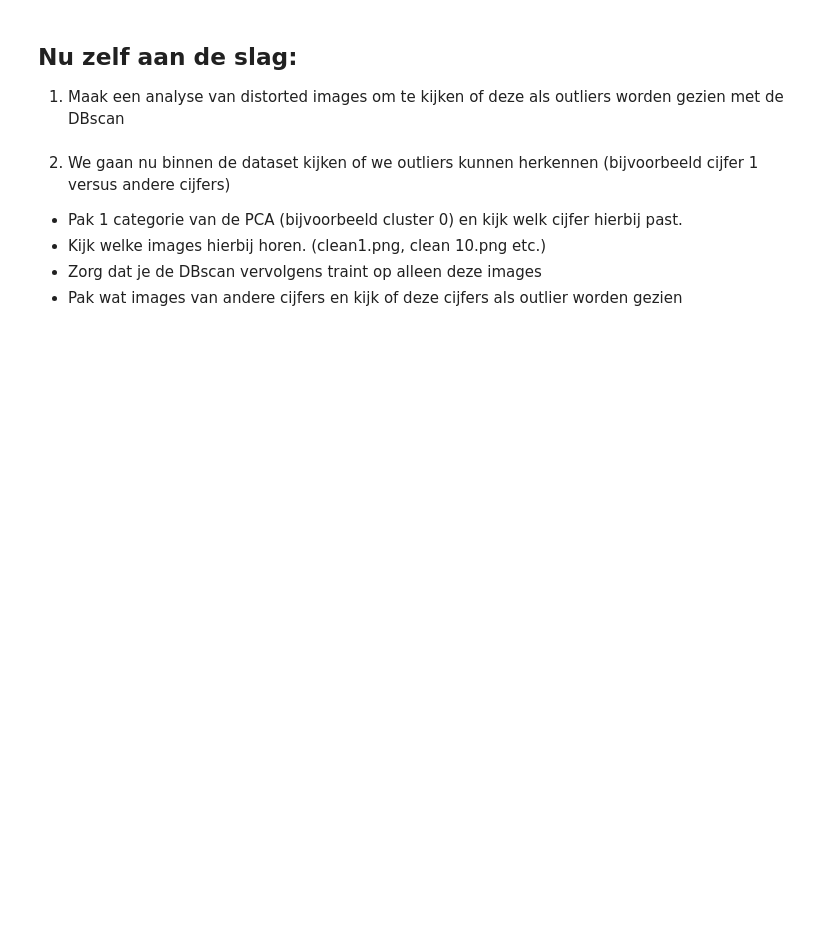
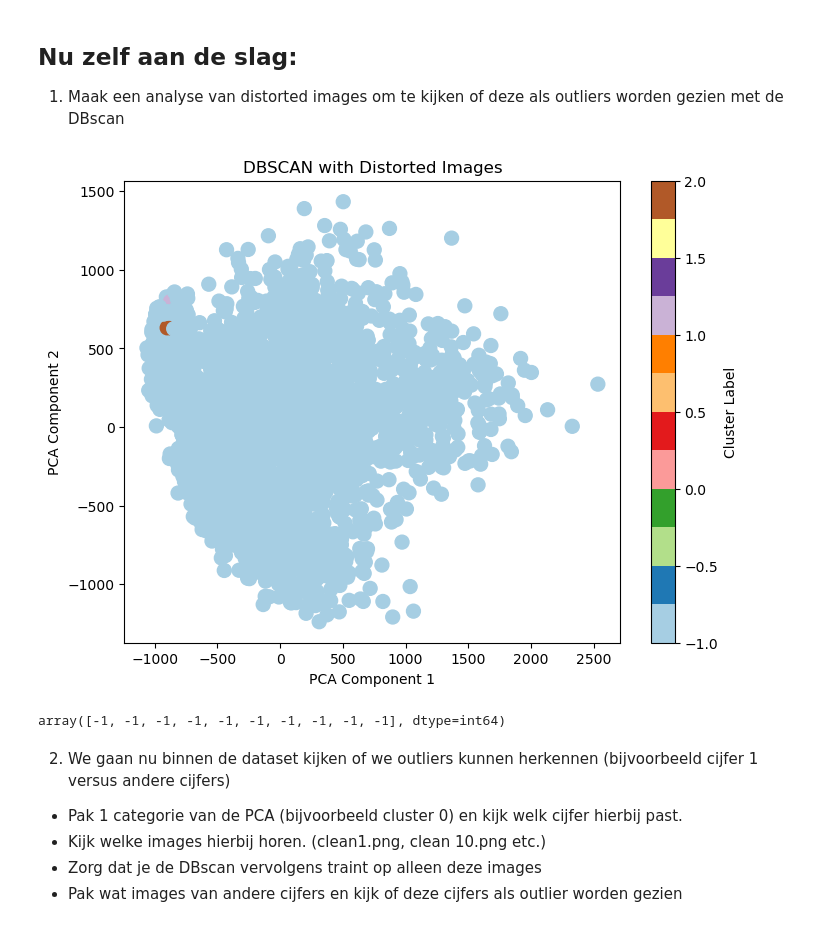
Before and after one commit to yanj27/Smart_Industry, a Jupyter notebook: Smart Industry/College 6/Werkcollege_6.ipynb, the cells around one changed output. Drawn from its saved outputs; the diff is of its cells as text; code cells hidden in the pictures; blank space fills up the shorter version.

```diff
--- a/Smart Industry/College 6/Werkcollege_6.ipynb
+++ b/Smart Industry/College 6/Werkcollege_6.ipynb
@@ -82,7 +83,7 @@ array([8, 9, 6, ..., 3, 3, 6], dtype=int32)
 import cv2
 from PIL import Image
 
-image_name = 'clean_1.png'
+image_name = 'clean_8.png'
 image = cv2.imread(image_name, cv2.IMREAD_GRAYSCALE)
 image = Image.fromarray(image)
 image
@@ -94,32 +95,44 @@ image
 # %%
 import os
 # File paths for the uploaded images
 # Maak hier aan absoluut pad van mocht dit niet werken. Aangezien we al naar een map zijn geswitcht
-folder_path = '././image denoise les/distorted_images'
-os.chdir(folder_path)
+# folder_path = '../../image denoise les/distorted_images'
+# os.chdir(folder_path)
 
-distorted_images = ...
-
+distorted_images = []
+images = []
+for image_name in os.listdir():
+    if '.png' in image_name:
+        image = cv2.imread(image_name, cv2.IMREAD_GRAYSCALE)
+        image = Image.fromarray(image)
+        images.append(image)
+        # Convert to 1D
+        image = np.array((image.resize((28,28), Image.LANCZOS)))
+        img_array = np.array(image).flatten()
+        distorted_images.append(img_array)
 
 extended_images = np.vstack([images_array, distorted_images])  # Combine original and distorted
 
 # Apply PCA to the extended dataset
 extended_pca = pca.fit_transform(extended_images)
 
 # Re-run DBSCAN on the extended dataset
-dbscan_with_distorted = DBSCAN(eps=50, min_samples=2)
+dbscan_with_distorted = DBSCAN(eps=6, min_samples=2)
 clusters_with_distorted = dbscan_with_distorted.fit_predict(extended_pca)
 
 # Visualize the updated clustering with outliers
 plt.figure(figsize=(8, 6))
 plt.scatter(extended_pca[:, 0], extended_pca[:, 1], c=clusters_with_distorted, cmap="Paired", s=100)
 plt.title("DBSCAN with Distorted Images")
 plt.xlabel("PCA Component 1")
 plt.ylabel("PCA Component 2")
 plt.colorbar(label="Cluster Label")
 plt.show()
 
 clusters_with_distorted[-len(distorted_images):]  # Show labels of the distorted images
+# %% [output]
+[figure, added]
+array([-1, -1, -1, -1, -1, -1, -1, -1, -1, -1], dtype=int64)
 # %% [markdown]
 2. We gaan nu binnen de dataset kijken of we outliers kunnen herkennen (bijvoorbeeld cijfer 1 versus andere cijfers)
 - Pak 1 categorie van de PCA (bijvoorbeeld cluster 0) en kijk welk cijfer hierbij past.
```
Also changed, not shown: parts of 7 cells of this notebook.
